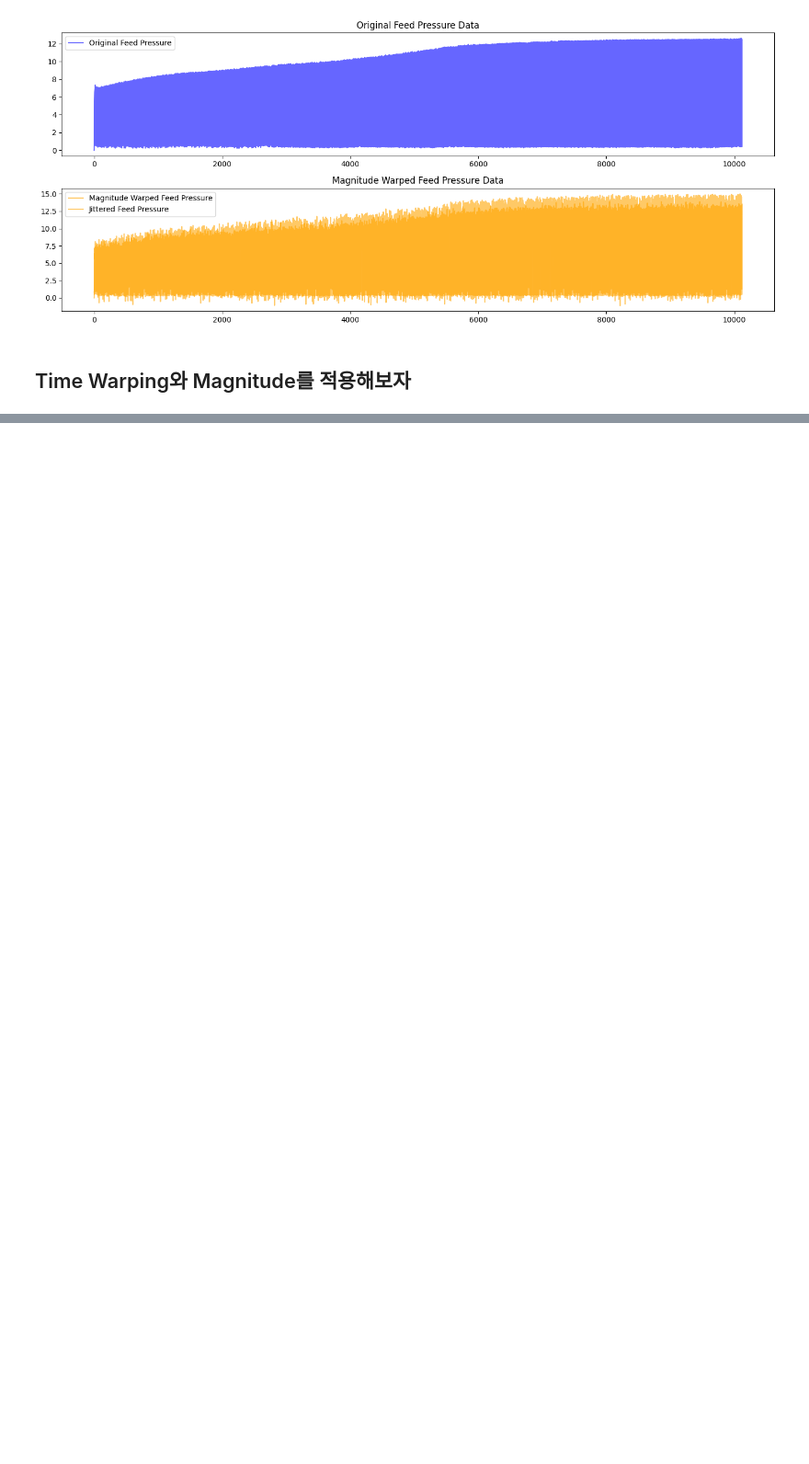
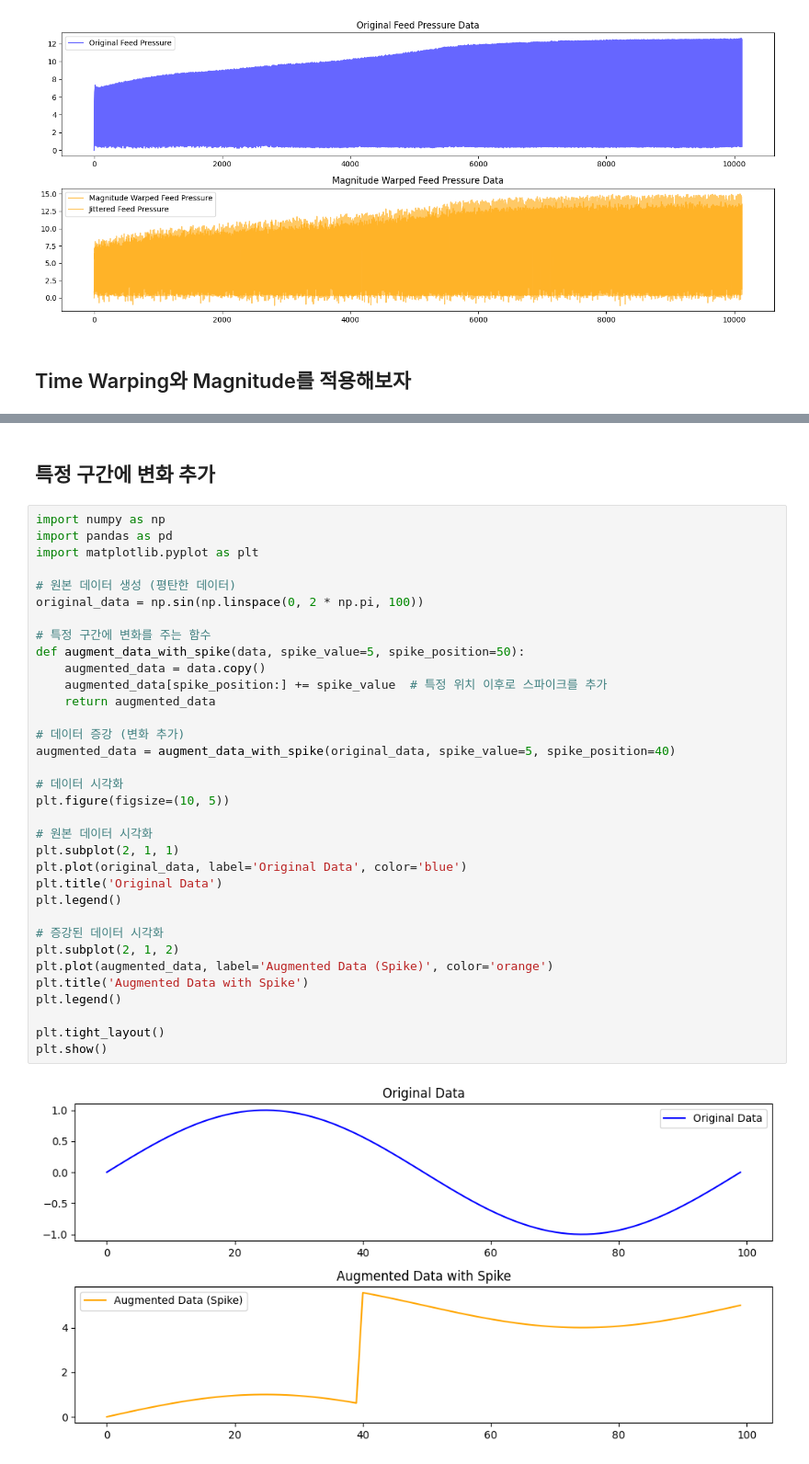
Before and after one commit to AquaMarine-AI/ProjectAW, a Jupyter notebook: time&Magnitude_Warping.ipynb, the cells around one changed output, grey strips where cells are left out. Shown at 92% size. Saved outputs shown, nothing was run; the diff lists cells and outputs as text; blank space fills up the shorter version.

```diff
--- a/time&Magnitude_Warping.ipynb
+++ b/time&Magnitude_Warping.ipynb
@@ -409,0 +481,38 @@ plt.show()
+# %% [markdown]
+## 특정 구간에 변화 추가
+# %%
+import numpy as np
+import pandas as pd
+import matplotlib.pyplot as plt
+
+# 원본 데이터 생성 (평탄한 데이터)
+original_data = np.sin(np.linspace(0, 2 * np.pi, 100))
+
+# 특정 구간에 변화를 주는 함수
+def augment_data_with_spike(data, spike_value=5, spike_position=50):
+    augmented_data = data.copy()
+    augmented_data[spike_position:] += spike_value  # 특정 위치 이후로 스파이크를 추가
+    return augmented_data
+
+# 데이터 증강 (변화 추가)
+augmented_data = augment_data_with_spike(original_data, spike_value=5, spike_position=40)
+
+# 데이터 시각화
+plt.figure(figsize=(10, 5))
+
+# 원본 데이터 시각화
+plt.subplot(2, 1, 1)
+plt.plot(original_data, label='Original Data', color='blue')
+plt.title('Original Data')
+plt.legend()
+
+# 증강된 데이터 시각화
+plt.subplot(2, 1, 2)
+plt.plot(augmented_data, label='Augmented Data (Spike)', color='orange')
+plt.title('Augmented Data with Spike')
+plt.legend()
+
+plt.tight_layout()
+plt.show()
+# %% [output]
+[figure, added]
```
Also changed, not shown: parts of 5 cells of this notebook.
